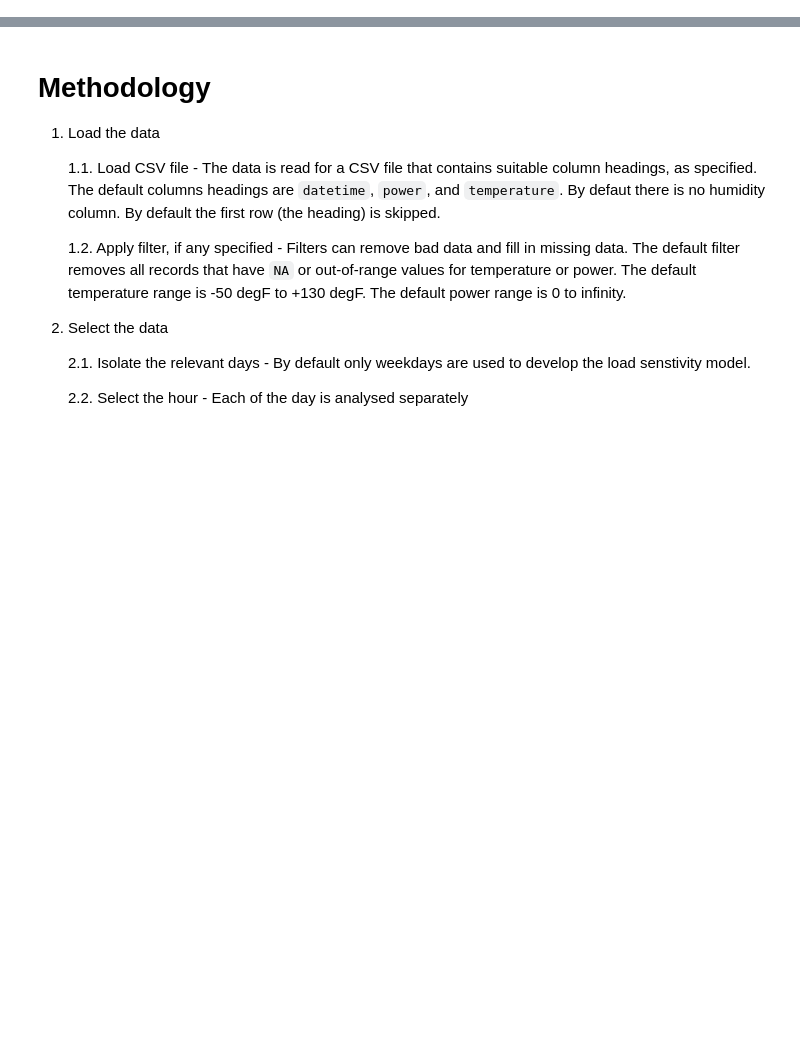
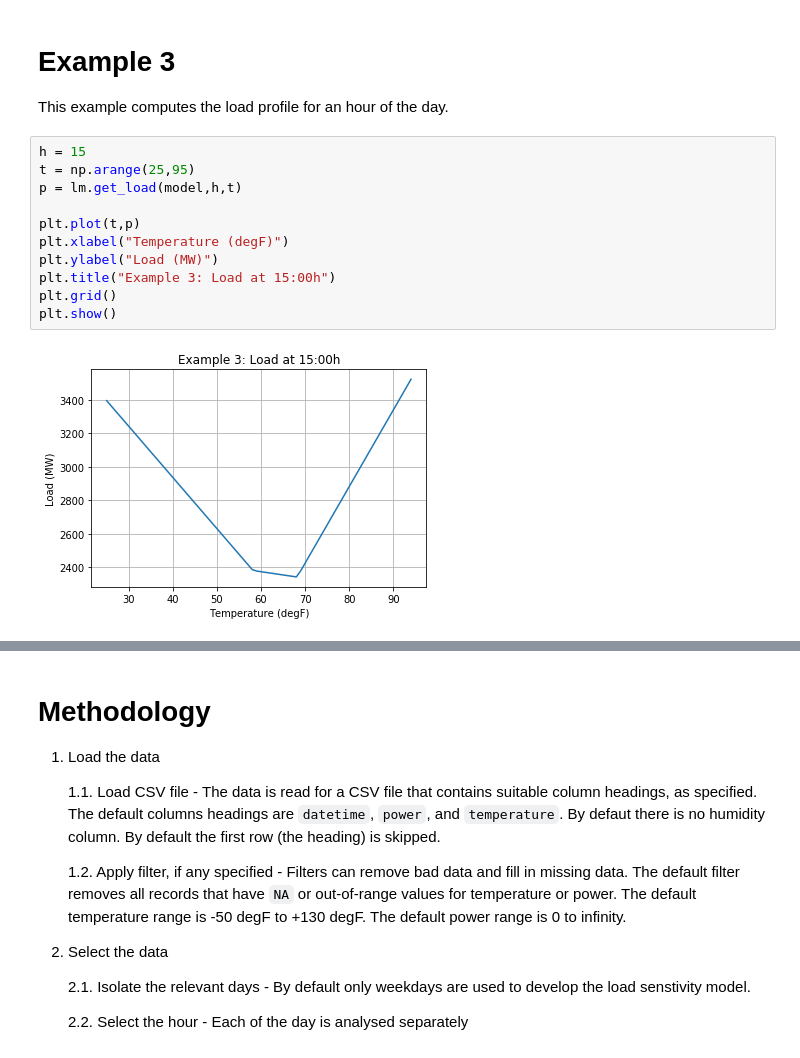
Before and after one commit to slacgismo/load_composition_analysis, a Jupyter notebook: src/Temperature Sensitivity Analysis.ipynb, the cells around one changed output, grey strips where cells are left out. Drawn from its saved outputs; the diff is of its cells as text; blank space fills up the shorter version.

```diff
--- a/src/Temperature Sensitivity Analysis.ipynb
+++ b/src/Temperature Sensitivity Analysis.ipynb
@@ -31,0 +87,17 @@ Hour
+# %% [markdown]
+# Example 3
+
+This example computes the load profile for an hour of the day.
+# %%
+h = 15
+t = np.arange(25,95)
+p = lm.get_load(model,h,t)
+
+plt.plot(t,p)
+plt.xlabel("Temperature (degF)")
+plt.ylabel("Load (MW)")
+plt.title("Example 3: Load at 15:00h")
+plt.grid()
+plt.show()
+# %% [output]
+[figure, added]
```
Also changed, not shown: parts of 28 cells of this notebook, 4 other files.
